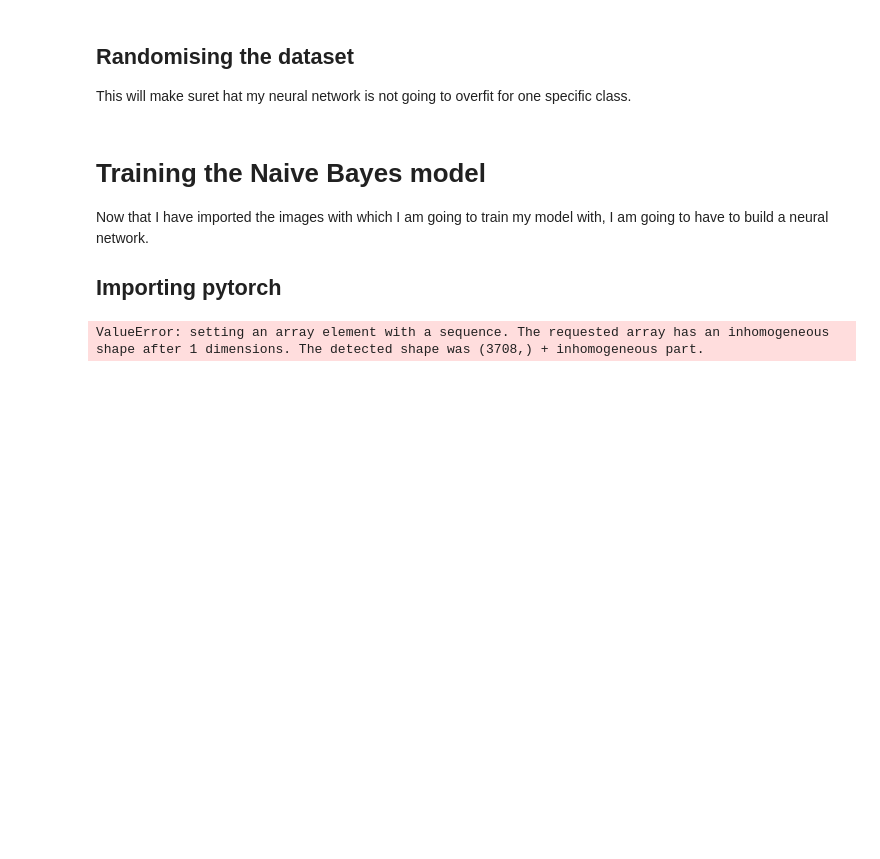
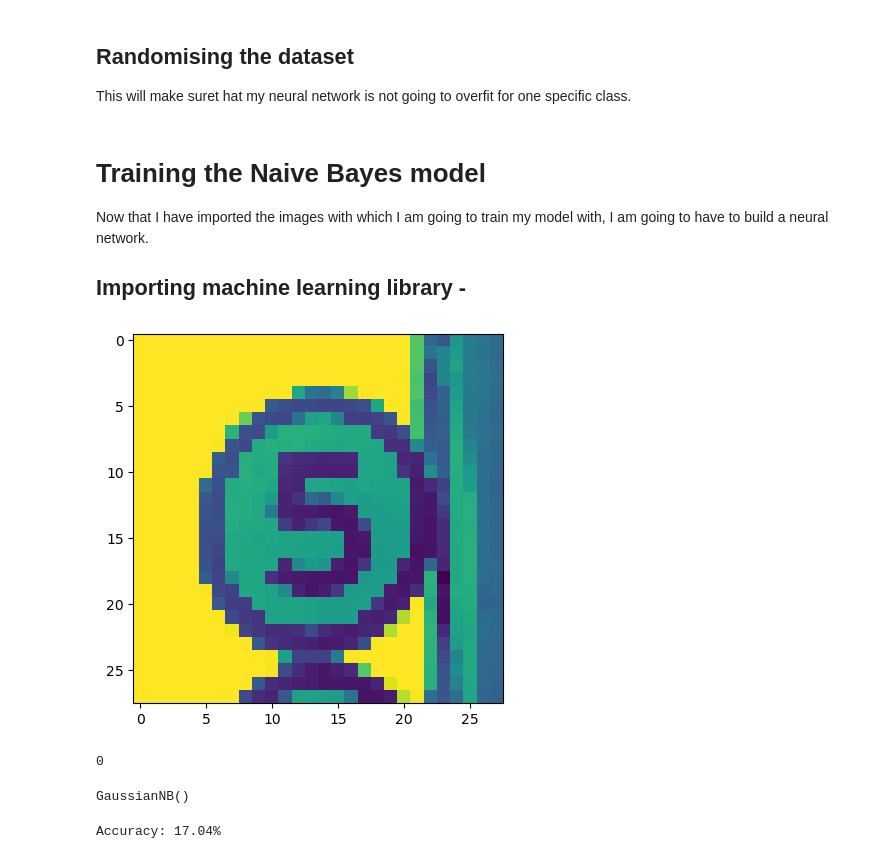
Before and after one commit to yarik-kra/Intro-AI-Coursework, a Jupyter notebook: Naive Bayes Classifier.ipynb, the cells around one changed output. Drawn from its saved outputs; the diff is of its cells as text; code cells hidden in the pictures; blank space fills up the shorter version.

Commit message:
Training Naive Bayes model

```diff
--- a/Naive Bayes Classifier.ipynb
+++ b/Naive Bayes Classifier.ipynb
@@ -74,7 +74,7 @@ array(['Speed limit (5km/h)', 'Speed limit (15km/h)',
 Now that all the labels have a distinct and meaningful description, I can now import the images.
 # %%
 train_dataset = []
-IMG_SIZE = 48
+IMG_SIZE = 28
 
 train_path = "data/traffic_Data/DATA/"
 classIDs = df.ClassId
@@ -85,9 +85,10 @@ for i in range(0, int(df.iloc[-1].ClassId)):
         for filename in os.listdir(folder):
             img = cv.imread(os.path.join(folder, filename))
             if img is not None:
-                cv.resize(img, (IMG_SIZE, IMG_SIZE))
+                img = cv.resize(img, (IMG_SIZE, IMG_SIZE))
+                img = cv.cvtColor(img, cv.COLOR_BGR2GRAY)
                 img = img/255.0
-                train_dataset.append([i, img])
+                train_dataset.append([img, i])
 # %%
 test_dataset = []
 
@@ -113,7 +115,7 @@ random.shuffle(train_dataset)
 # %% [markdown]
 # Training the Naive Bayes model
 Now that I have imported the images with which I am going to train my model with, I am going to have to build a neural network.
-## Importing pytorch
+## Importing machine learning library -
 # %%
 from sklearn.naive_bayes import GaussianNB
 # %%
@@ -121,10 +123,17 @@ x = []
 y = []
 
 for item in train_dataset:
-    x.append(item[1].flatten())
-    y.append(item[0])
+    x.append(item[0].flatten())
+    y.append(item[1])
+# %%
+plt.imshow(train_dataset[0][0])
+plt.show()
+y[0]
+# %% [output]
+[figure, added]
+0
 # %%
 model = GaussianNB()
 model.fit(x, y)
 # %% [output]
-ValueError: setting an array element with a sequence. The requested array has an inhomogeneous shape after 1 dimensions. The detected shape was (3708,) + inhomogeneous part.
+GaussianNB()
@@ -130,0 +152,6 @@ ValueError: setting an array element with a sequence. The requested array has an
+# %%
+# Evaluate accuracy
+accuracy = accuracy_score(y_test, y_pred)
+print(f"Accuracy: {accuracy * 100:.2f}%")
+# %% [output]
+Accuracy: 17.04%
```
Also changed, not shown: parts of 6 cells of this notebook.
